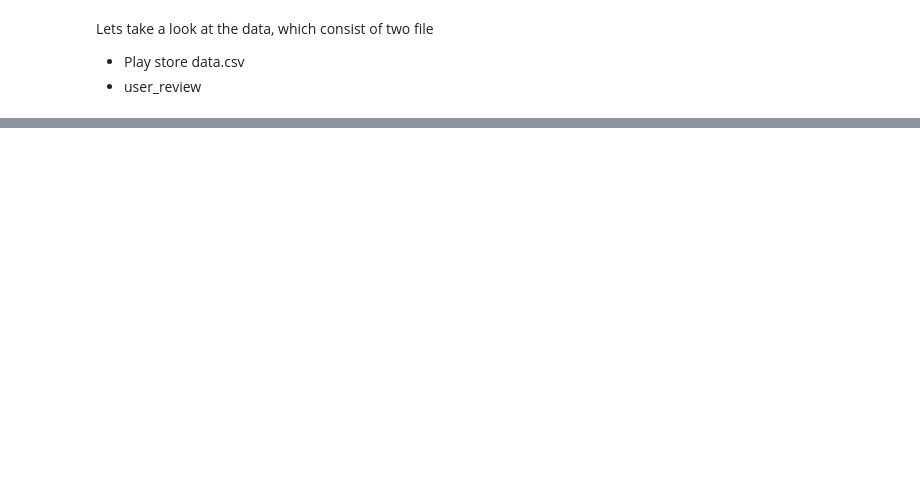
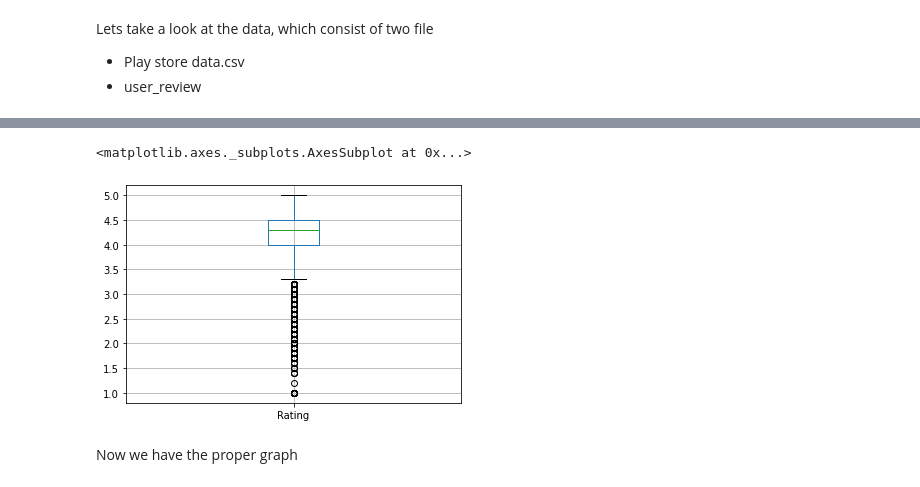
Before and after one commit to Team-AlmaBetter/playstore-analysis, a Jupyter notebook: Copy_of_Untitled0.ipynb, the cells around one changed output, grey strips where cells are left out. Saved outputs shown, nothing was run; the diff lists cells and outputs as text; code cells hidden in the pictures; blank space fills up the shorter version.

```diff
--- a/Copy_of_Untitled0.ipynb
+++ b/Copy_of_Untitled0.ipynb
@@ -17,0 +159,3 @@ Satya 2nd time
+# %%
+# lets drop this outlier
+df_Play_Store.drop([10472],inplace=True)
@@ -17,0 +177,8 @@ Satya 2nd time
+# %%
+#lets check plot the graph again
+df_Play_Store.boxplot()
+# %% [output]
+<matplotlib.axes._subplots.AxesSubplot at 0x...>
+[figure, added]
+# %% [markdown]
+Now we have the proper graph
```
Also changed, not shown: parts of 29 cells of this notebook.
